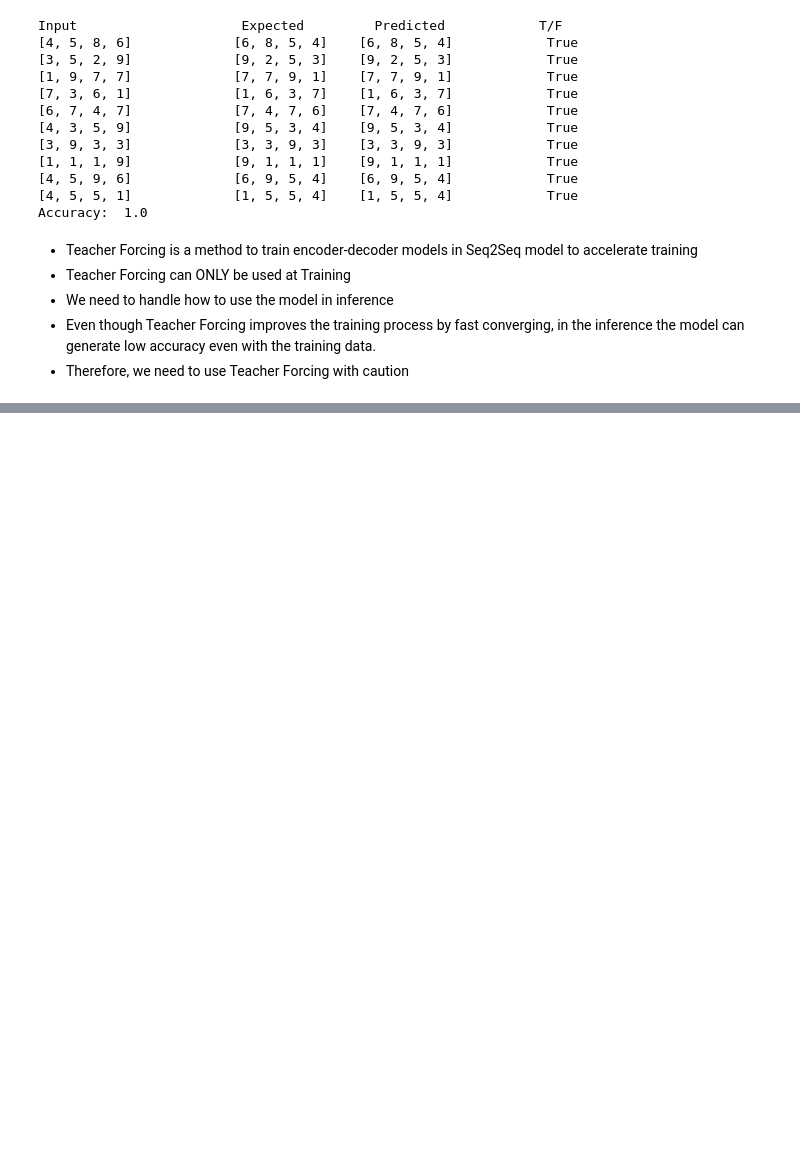
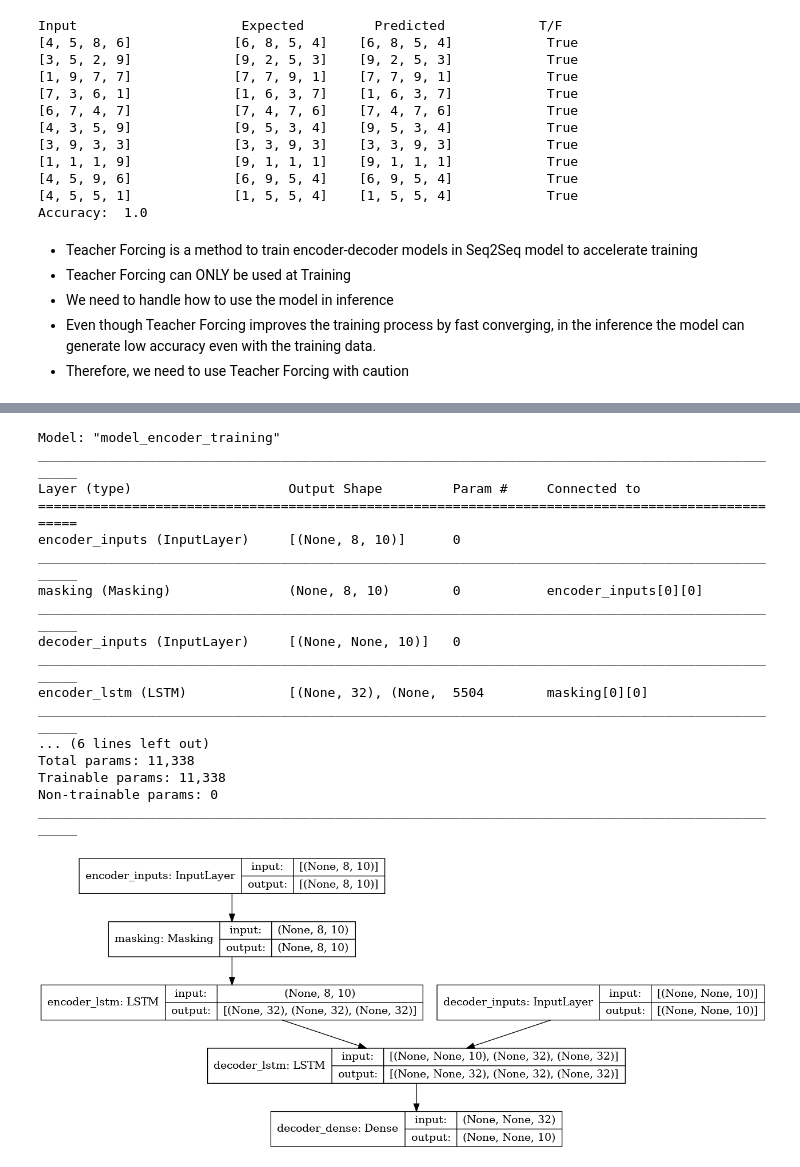
Before and after one commit to AdirthaBorgohain/All-You-Need-To-Know-About-Seq2Seq-Models, a Jupyter notebook: seq2seq_models.ipynb, the cells around one changed output, grey strips where cells are left out. Cells and saved outputs as stored; diff of their text form; code cells hidden in the pictures; blank space fills up the shorter version.

Commit message:
encoder-decoder with variable input/output added

```diff
--- a/seq2seq_models.ipynb
+++ b/seq2seq_models.ipynb
@@ -1461,0 +1762,36 @@ Accuracy:  1.0
+# %%
+LSTMoutputDimension = 32
+
+# Define an input sequence and process it.
+encoder_inputs = Input(shape=(max_input_sequence, input_dimension), name='encoder_inputs')
+
+masking = tf.keras.layers.Masking(mask_value= [1, 0, 0, 0, 0, 0, 0, 0, 0, 0])
+encoder_inputs_masked = masking(encoder_inputs)
+
+
+encoder_lstm = LSTM(LSTMoutputDimension, return_state=True, name='encoder_lstm')
+LSTM_outputs, state_h, state_c = encoder_lstm(encoder_inputs_masked)
+
+
+# We discard `LSTM_outputs` and only keep the other states.
+encoder_states = [state_h, state_c]
+
+
+
+decoder_inputs = Input(shape=(None, input_dimension), name='decoder_inputs')
+decoder_lstm = LSTM(LSTMoutputDimension, return_sequences=True, return_state=True, name='decoder_lstm')
+
+# Set up the decoder, using `context vector` as initial state.
+decoder_outputs, _, _ = decoder_lstm(decoder_inputs,
+                                     initial_state=encoder_states)
+
+# We complete the decoder model by adding a Dense layer with Softmax activation function
+# for prediction of the next output
+# Dense layer will output one-hot encoded representation as we did for input
+# Therefore, we will use input_dimension number of neurons
+decoder_dense = Dense(input_dimension, activation='softmax', name='decoder_dense')
+decoder_outputs = decoder_dense(decoder_outputs)
+
+# put together
+model_encoder_training = Model([encoder_inputs, decoder_inputs],
+                               decoder_outputs, name='model_encoder_training')
@@ -1461,0 +1806,25 @@ Accuracy:  1.0
+# %%
+model_encoder_training.compile(optimizer='adam', loss='categorical_crossentropy',
+                               metrics=['accuracy'])
+
+model_encoder_training.summary()
+plot_model(model_encoder_training, show_shapes=True)
+# %% [output]
+Model: "model_encoder_training"
+__________________________________________________________________________________________________
+Layer (type)                    Output Shape         Param #     Connected to
+==================================================================================================
+encoder_inputs (InputLayer)     [(None, 8, 10)]      0
+__________________________________________________________________________________________________
+masking (Masking)               (None, 8, 10)        0           encoder_inputs[0][0]
+__________________________________________________________________________________________________
+decoder_inputs (InputLayer)     [(None, None, 10)]   0
+__________________________________________________________________________________________________
+encoder_lstm (LSTM)             [(None, 32), (None,  5504        masking[0][0]
+__________________________________________________________________________________________________
+... (6 lines left out)
+Total params: 11,338
+Trainable params: 11,338
+Non-trainable params: 0
+__________________________________________________________________________________________________
+[figure, added]
```
Also changed, not shown: parts of 29 cells of this notebook.
